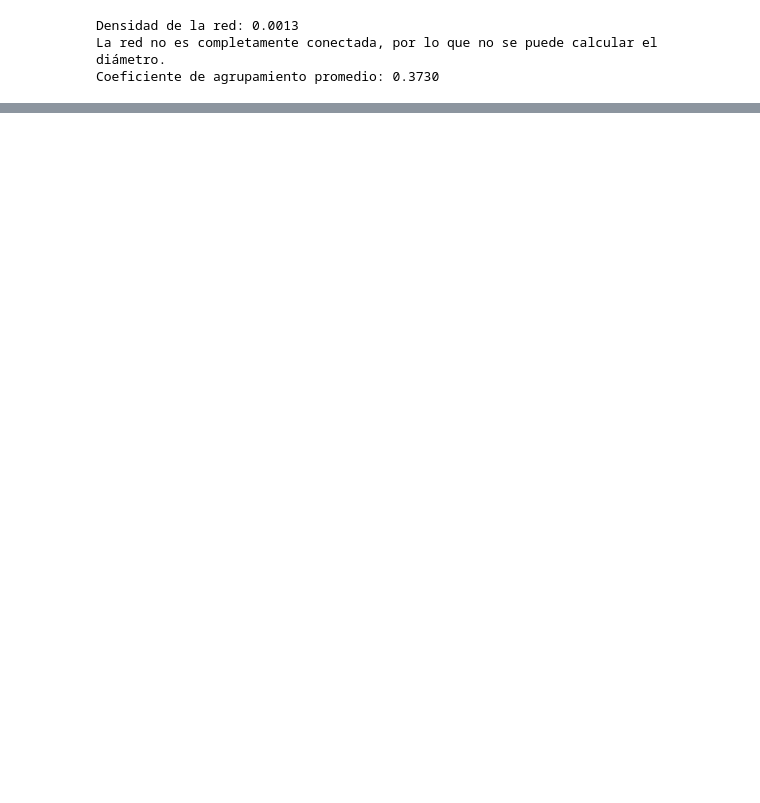
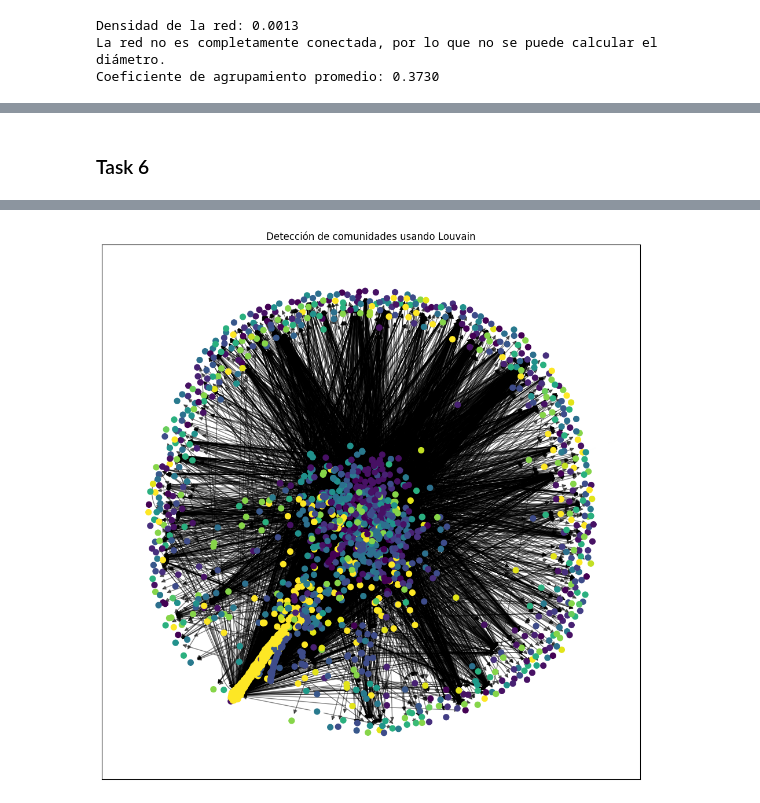
Before and after one commit to FabianJuarez182/DS-LAB7, a Jupyter notebook: Lab7.ipynb, the cells around one changed output, grey strips where cells are left out. Cells and saved outputs as stored; diff of their text form; code cells hidden in the pictures; blank space fills up the shorter version.

Commit message:
Task 6

```diff
--- a/Lab7.ipynb
+++ b/Lab7.ipynb
@@ -439,0 +443,27 @@ Coeficiente de agrupamiento promedio: 0.3730
+# %% [markdown]
+### Task 6
+# %%
+# Aplicación de algoritmos de detección de comunidades
+%pip install python-louvain
+import community as community_louvain
+import networkx as nx
+import matplotlib.pyplot as plt
+
+# Detectar comunidades usando el algoritmo de Louvain
+partition = community_louvain.best_partition(G.to_undirected())  # Convertimos el grafo a no dirigido
+
+# Agregar la información de la comunidad a cada nodo
+nx.set_node_attributes(G, partition, 'community')
+
+# Visualización del grafo con las comunidades
+plt.figure(figsize=(12, 12))
+pos = nx.spring_layout(G)
+
+# Dibujar nodos, asignando colores según la comunidad
+cmap = plt.get_cmap('viridis')
+nx.draw_networkx_nodes(G, pos, partition.keys(), node_size=50, cmap=cmap,
+                       node_color=list(partition.values()))
+nx.draw_networkx_edges(G, pos, alpha=0.5)
+plt.title("Detección de comunidades usando Louvain")
+plt.show()
+# %% [output]
@@ -439,0 +478 @@ Coeficiente de agrupamiento promedio: 0.3730
+[figure, added]
```
Also changed, not shown: parts of 7 cells of this notebook.
